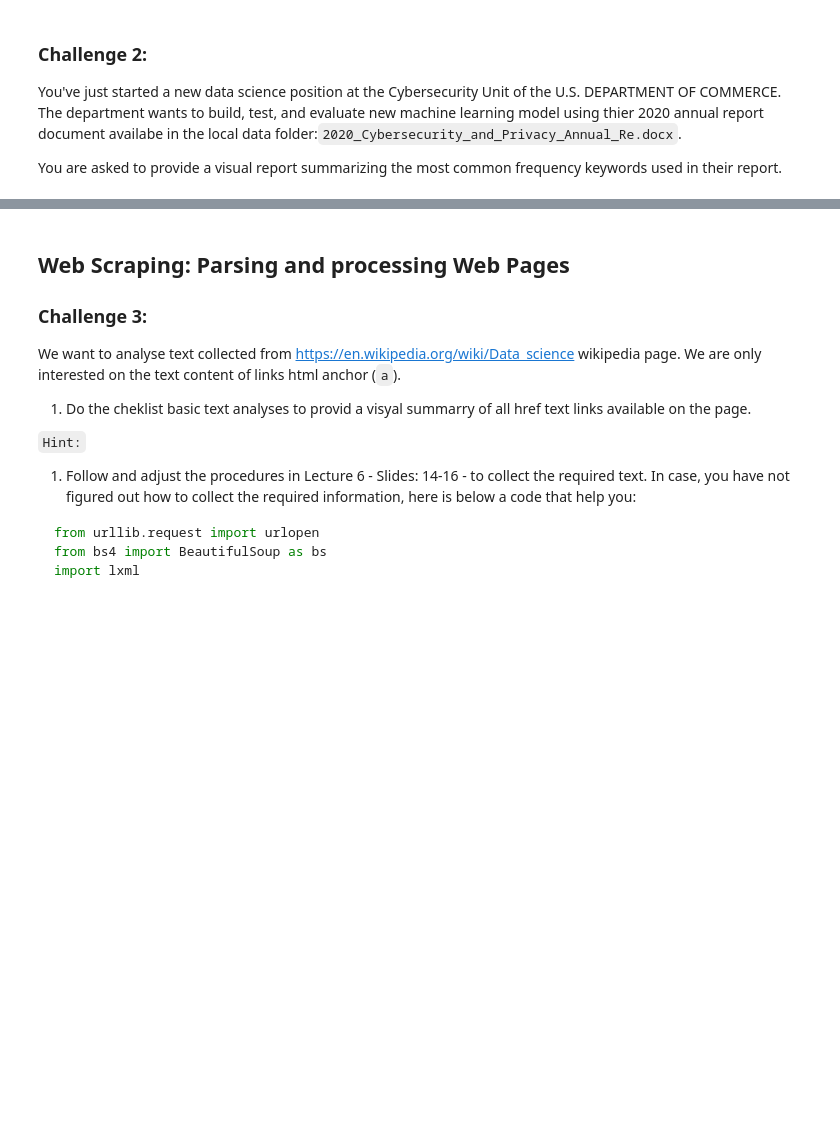
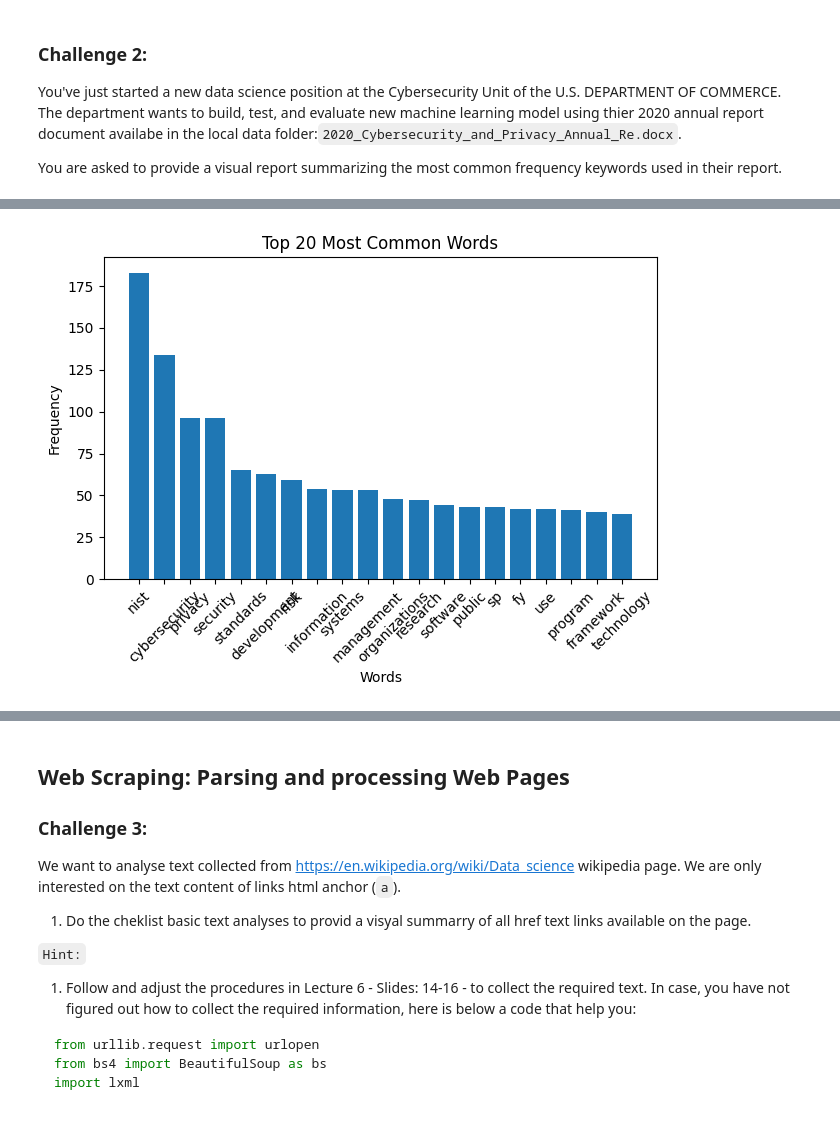
Before and after one commit to SenhadjiMSaid/Software-Engineering-for-Data-Science, a Jupyter notebook: SEDS_Lab6/SEDS_Lab6.ipynb, the cells around one changed output, grey strips where cells are left out. Saved outputs shown, nothing was run; the diff lists cells and outputs as text; code cells hidden in the pictures; blank space fills up the shorter version.

```diff
--- a/SEDS_Lab6/SEDS_Lab6.ipynb
+++ b/SEDS_Lab6/SEDS_Lab6.ipynb
@@ -53,0 +92,6 @@ You are asked to provide a visual report summarizing the most common frequency k
+# %%
+from docx import Document
+
+doc = Document(word_files[0])
+text = '\n'.join([paragraph.text for paragraph in doc.paragraphs])
+print(text[:200])
@@ -53,0 +116,10 @@ You are asked to provide a visual report summarizing the most common frequency k
+# %%
+import string
+
+translator = str.maketrans('\n', ' ', string.punctuation + string.digits + '“' + '”' + '-' + '–' + '’')
+text = text.translate(translator)
+
+text = text.lower()
+index = text.find('foreword')
+text = text[index + len('foreword'):].strip()
+print(text)
@@ -53,0 +128,9 @@ You are asked to provide a visual report summarizing the most common frequency k
+# %%
+import nltk
+nltk.download('stopwords')
+tokens = nltk.word_tokenize(text)
+from nltk.corpus import stopwords
+en_stopwords = stopwords.words('english')
+en_stopwords = set(en_stopwords)
+tokens = [w for w in tokens if w not in en_stopwords]
+print(tokens)
@@ -53,0 +142,3 @@ You are asked to provide a visual report summarizing the most common frequency k
+# %%
+cnt_fdist = nltk.FreqDist(tokens)
+cnt_fdist.most_common(20)
@@ -53,0 +166,15 @@ You are asked to provide a visual report summarizing the most common frequency k
+# %%
+import matplotlib.pyplot as plt
+
+common_words = [word[0] for word in cnt_fdist.most_common(20)]
+word_freq = [freq[1] for freq in cnt_fdist.most_common(20)]
+
+plt.bar(common_words, word_freq)
+plt.title('Top 20 Most Common Words')
+plt.xlabel('Words')
+plt.ylabel('Frequency')
+plt.xticks(rotation=45)  # Rotate x-axis labels for better readability
+plt.tight_layout()
+plt.show()
+# %% [output]
+[figure, added]
```
Also changed, not shown: parts of 20 cells of this notebook, 1 other file.
